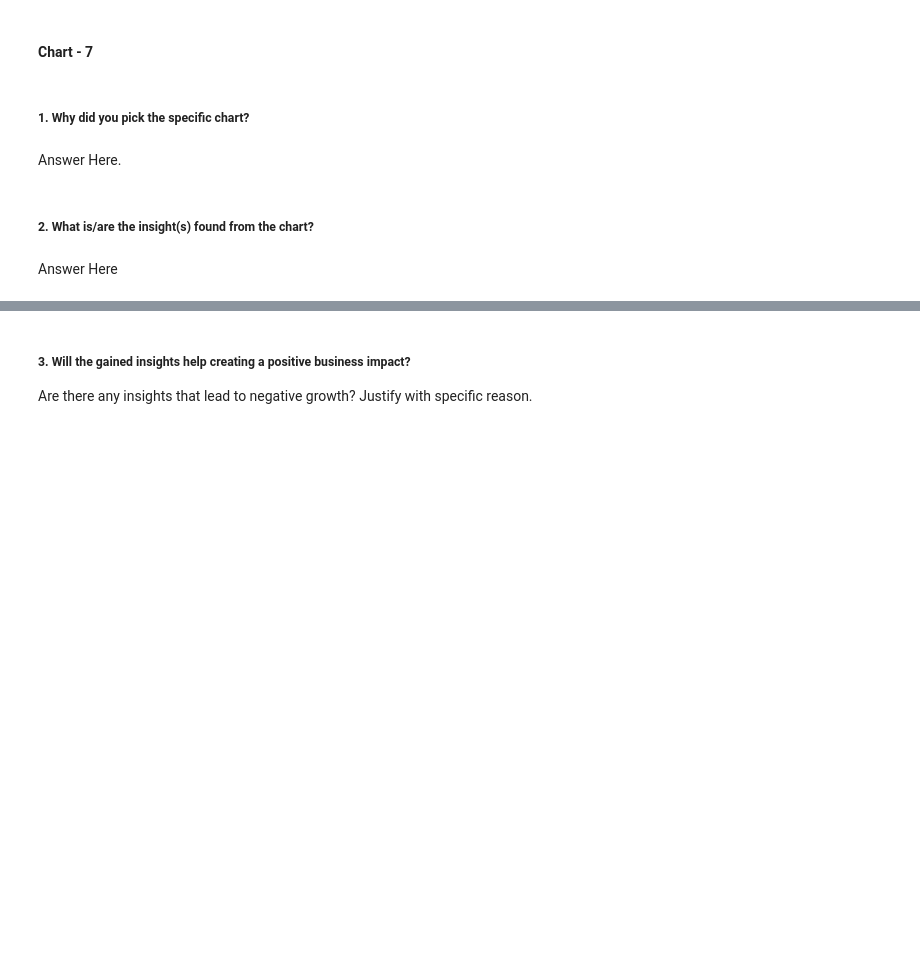
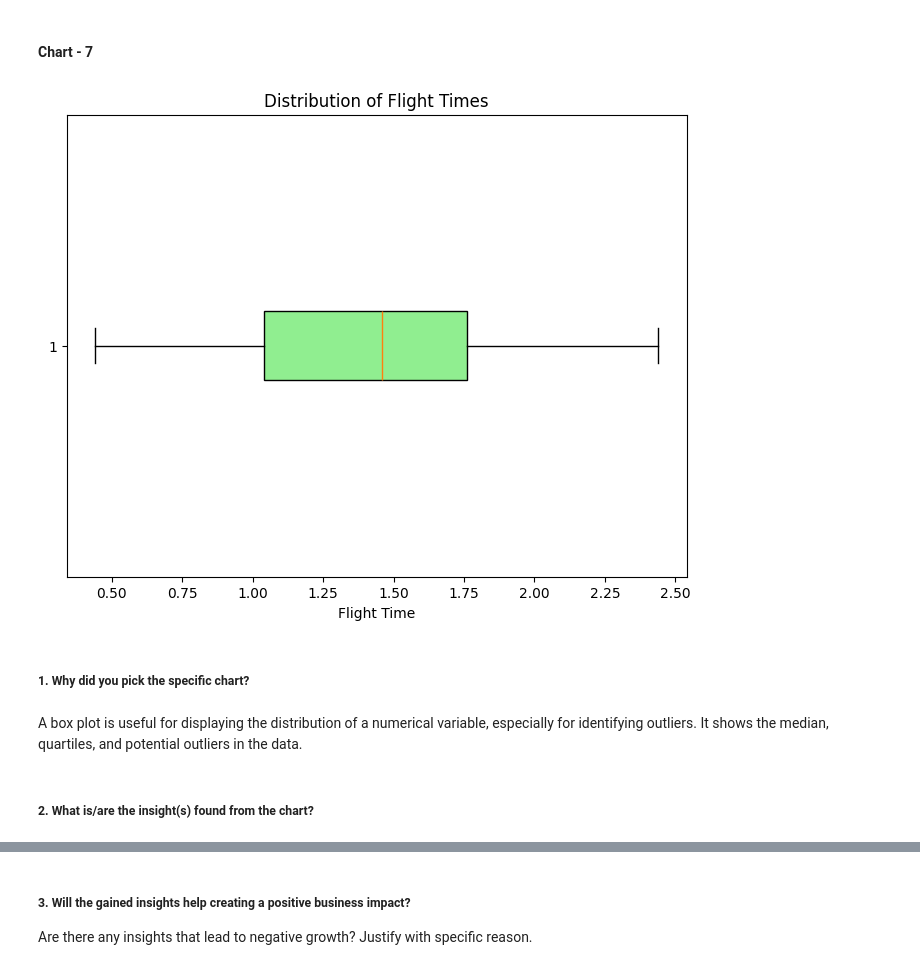
Before and after one commit to KolekarPramod/Voyage-Analytics, a Jupyter notebook: Voyage_Analytics_Integrating_MLOps_for_Predictive_and_Recommender_Systems_in_Travel.ipynb, the cells around one changed output, grey strips where cells are left out. Drawn from its saved outputs; the diff is of its cells as text; code cells hidden in the pictures; blank space fills up the shorter version.

```diff
--- a/Voyage_Analytics_Integrating_MLOps_for_Predictive_and_Recommender_Systems_in_Travel.ipynb
+++ b/Voyage_Analytics_Integrating_MLOps_for_Predictive_and_Recommender_Systems_in_Travel.ipynb
@@ -555,8 +569,16 @@ Are there any insights that lead to negative growth? Justify with specific reaso
+# %%
+# chart number 7
+plt.figure(figsize=(8, 6))
+plt.boxplot(merged_data['time'], vert=False, patch_artist=True, boxprops=dict(facecolor='lightgreen'))
+plt.xlabel('Flight Time')
+plt.title('Distribution of Flight Times')
+plt.savefig('chart2.png')
+plt.show()k
+# %% [output]
+[figure, added]
 # %% [markdown]
 ##### 1. Why did you pick the specific chart?
-# %% [markdown]
-Answer Here.
+# %% [markdown]
+A box plot is useful for displaying the distribution of a numerical variable, especially for identifying outliers. It shows the median, quartiles, and potential outliers in the data.
 # %% [markdown]
 ##### 2. What is/are the insight(s) found from the chart?
-# %% [markdown]
-Answer Here
```
Also changed, not shown: parts of 75 cells of this notebook.
